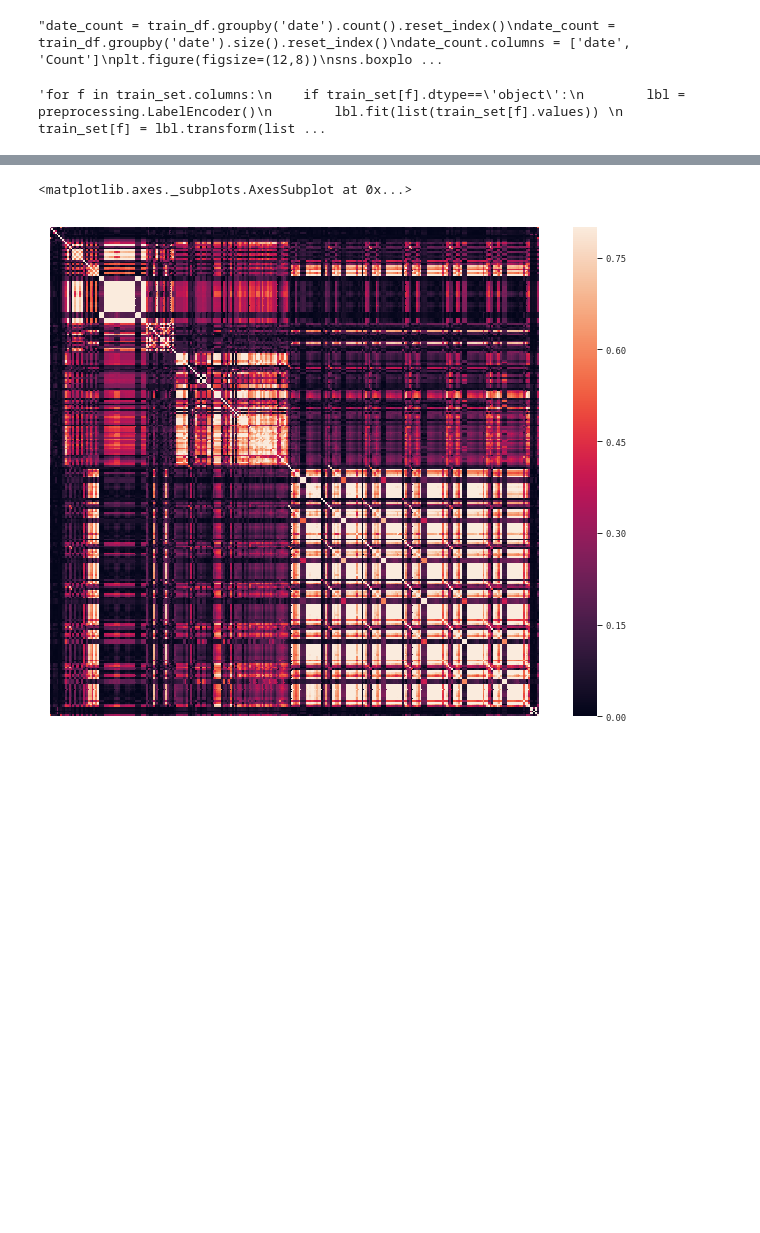
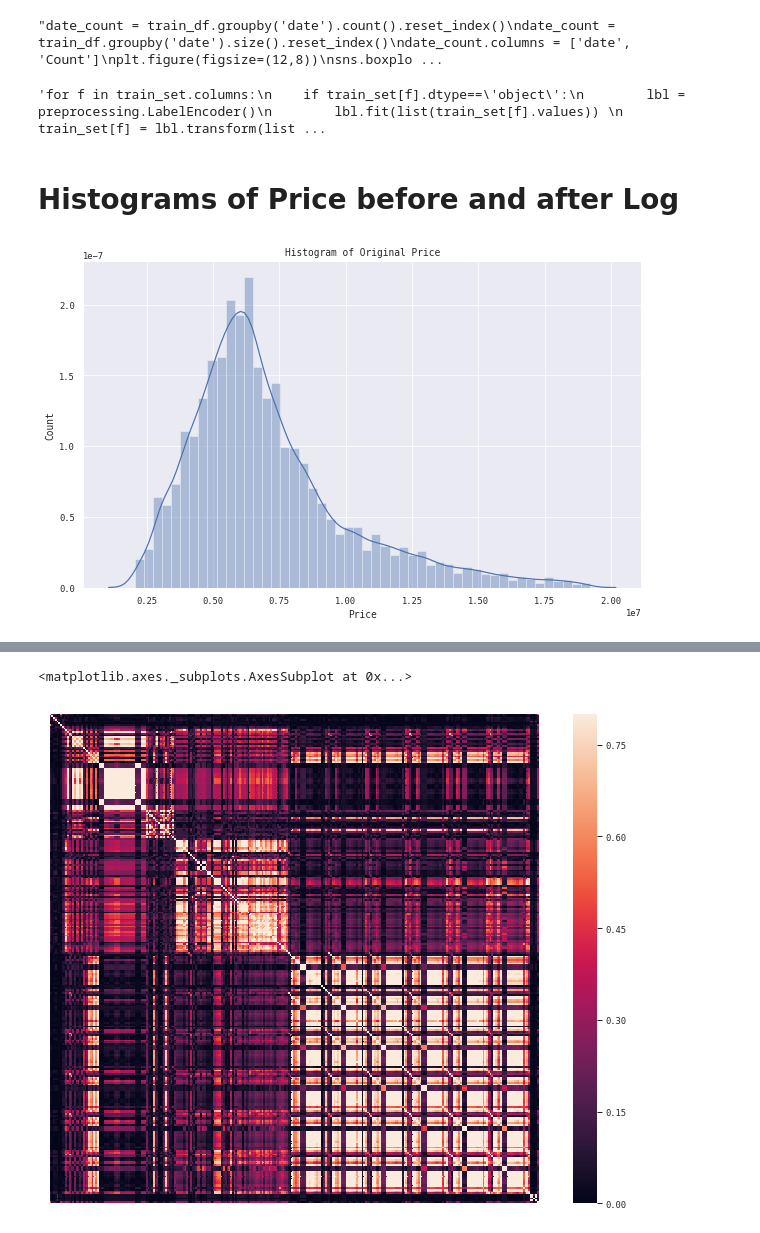
Before and after one commit to quedogf94/Spring2019_Project1, a Jupyter notebook: Goal_1.ipynb, the cells around one changed output, grey strips where cells are left out. Cells and saved outputs as stored; diff of their text form; code cells hidden in the pictures; blank space fills up the shorter version.

```diff
--- a/Goal_1.ipynb
+++ b/Goal_1.ipynb
@@ -223,3 +230,14 @@ dtype_df.groupby("Column Type").aggregate('count').reset_index()'''
+# %% [markdown]
+# Histograms of Price before and after Log
+# %%
+plt.figure(figsize=[10,6])#Increase size
+sns.distplot([train_df['price_doc']])
+plt.title("Histogram of Original Price")
+plt.xlabel("Price")
+plt.ylabel("Count")
+plt.show()
+# %% [output]
+[figure, added]
 # %%
 #from matplotlib import pyplot
 #seed(1)
```
Also changed, not shown: parts of 21 cells of this notebook.
